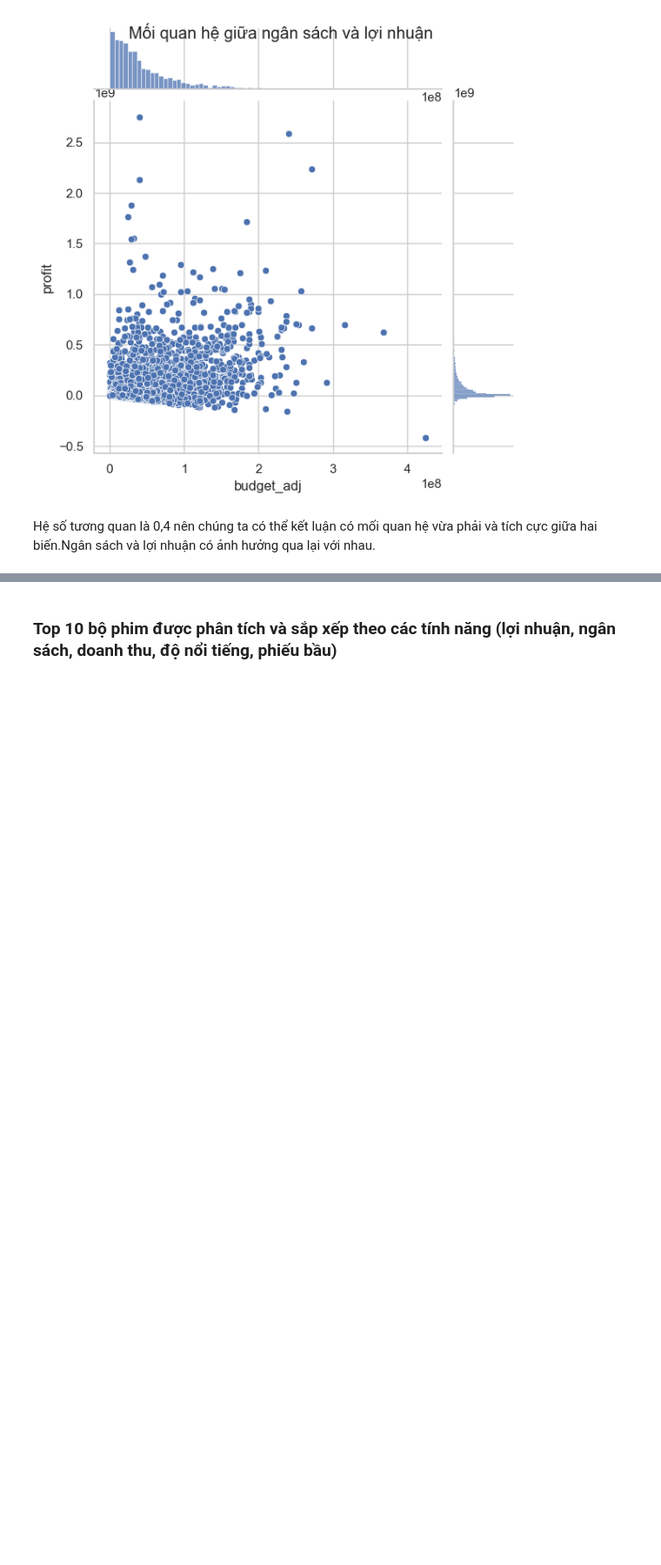
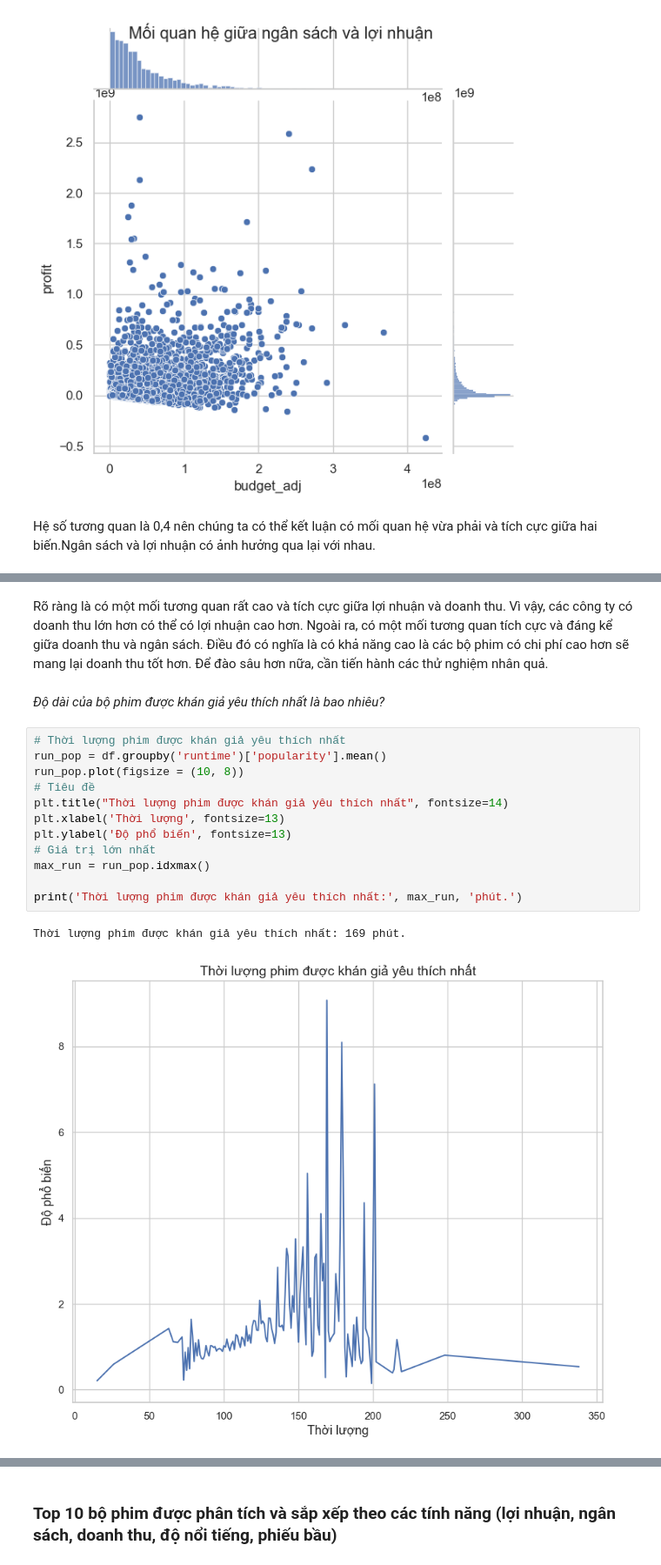
Before and after one commit to Nnguyen-dev2805/PYTHON_FinalProject, a Jupyter notebook: report.ipynb, the cells around one changed output, grey strips where cells are left out. Shown at 87% size. Saved outputs shown, nothing was run; the diff lists cells and outputs as text; blank space fills up the shorter version.

```diff
--- a/report.ipynb
+++ b/report.ipynb
@@ -506,0 +563,19 @@ Hệ số tương quan là 0,4 nên chúng ta có thể kết luận có mối q
+# %% [markdown]
+Rõ ràng là có một mối tương quan rất cao và tích cực giữa lợi nhuận và doanh thu. Vì vậy, các công ty có doanh thu lớn hơn có thể có lợi nhuận cao hơn. Ngoài ra, có một mối tương quan tích cực và đáng kể giữa doanh thu và ngân sách. Điều đó có nghĩa là có khả năng cao là các bộ phim có chi phí cao hơn sẽ mang lại doanh thu tốt hơn. Để đào sâu hơn nữa, cần tiến hành các thử nghiệm nhân quả.
+# %% [markdown]
+*Độ dài của bộ phim được khán giả yêu thích nhất là bao nhiêu?*
+# %%
+# Thời lượng phim được khán giả yêu thích nhất
+run_pop = df.groupby('runtime')['popularity'].mean()
+run_pop.plot(figsize = (10, 8))
+# Tiêu đề
+plt.title("Thời lượng phim được khán giả yêu thích nhất", fontsize=14)
+plt.xlabel('Thời lượng', fontsize=13)
+plt.ylabel('Độ phổ biến', fontsize=13)
+# Giá trị lớn nhất
+max_run = run_pop.idxmax()
+
+print('Thời lượng phim được khán giả yêu thích nhất:', max_run, 'phút.')
+# %% [output]
+Thời lượng phim được khán giả yêu thích nhất: 169 phút.
+[figure, added]
```
Also changed, not shown: parts of 15 cells of this notebook.
